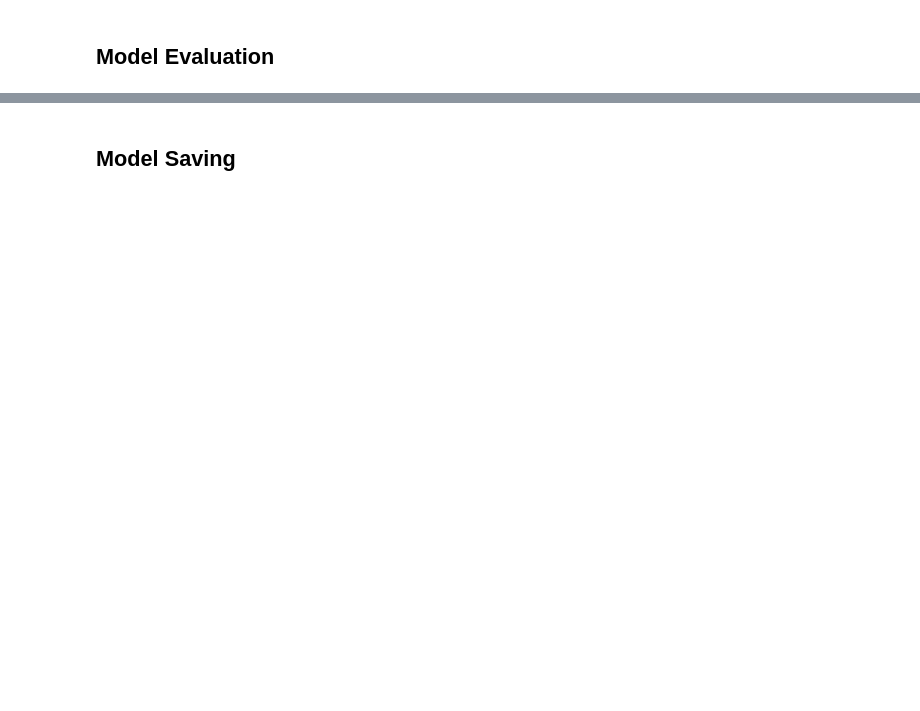
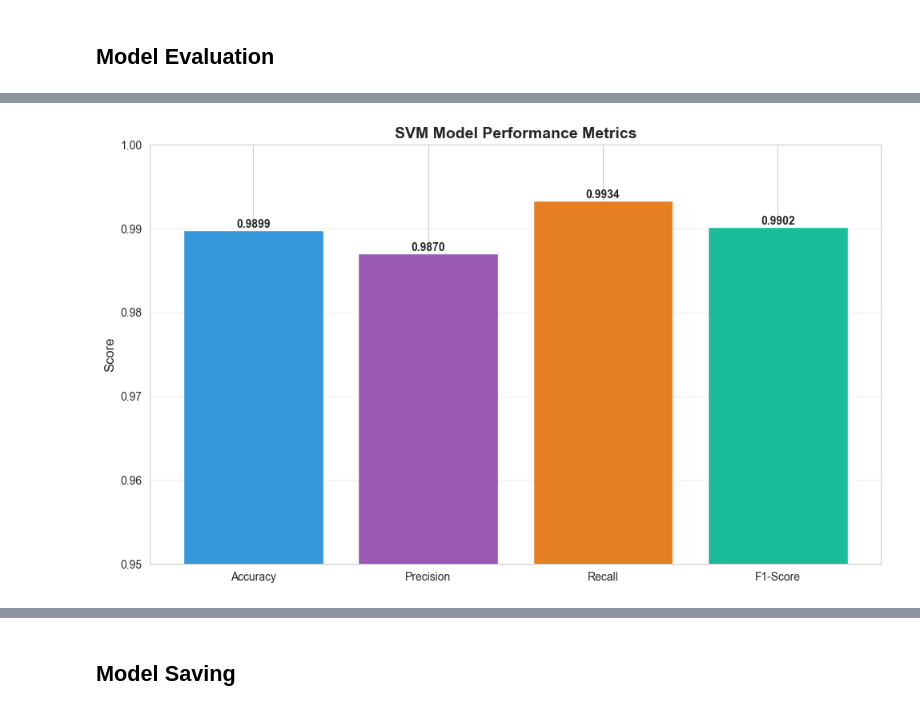
Before and after one commit to Hamdy005/Spam-Email-Classifier, a Jupyter notebook: notebooks/SVM.ipynb, the cells around one changed output, grey strips where cells are left out. Cells and saved outputs as stored; diff of their text form; code cells hidden in the pictures; blank space fills up the shorter version.

```diff
--- a/notebooks/SVM.ipynb
+++ b/notebooks/SVM.ipynb
@@ -39,0 +146,28 @@ from sklearn.metrics import classification_report
+# %%
+# 3. Performance Metrics Bar Chart
+from sklearn.metrics import precision_score, recall_score, f1_score
+
+metrics = {
+    'Accuracy': accuracy,
+    'Precision': precision_score(y_test, y_pred),
+    'Recall': recall_score(y_test, y_pred),
+    'F1-Score': f1_score(y_test, y_pred)
+}
+
+plt.figure(figsize=(10, 6))
+bars = plt.bar(metrics.keys(), metrics.values(), color=['#3498db', '#9b59b6', '#e67e22', '#1abc9c'])
+plt.ylim(0.95, 1.0)
+plt.title('SVM Model Performance Metrics', fontsize=14, fontweight='bold')
+plt.ylabel('Score', fontsize=12)
+plt.grid(axis='y', alpha=0.3)
+
+# Add value labels on bars
+for bar in bars:
+    height = bar.get_height()
+    plt.text(bar.get_x() + bar.get_width()/2., height,
+             f'{height:.4f}', ha='center', va='bottom', fontweight='bold')
+
+plt.tight_layout()
+plt.show()
+# %% [output]
+[figure, added]
```
Also changed, not shown: parts of 11 cells of this notebook, 3 other files.
